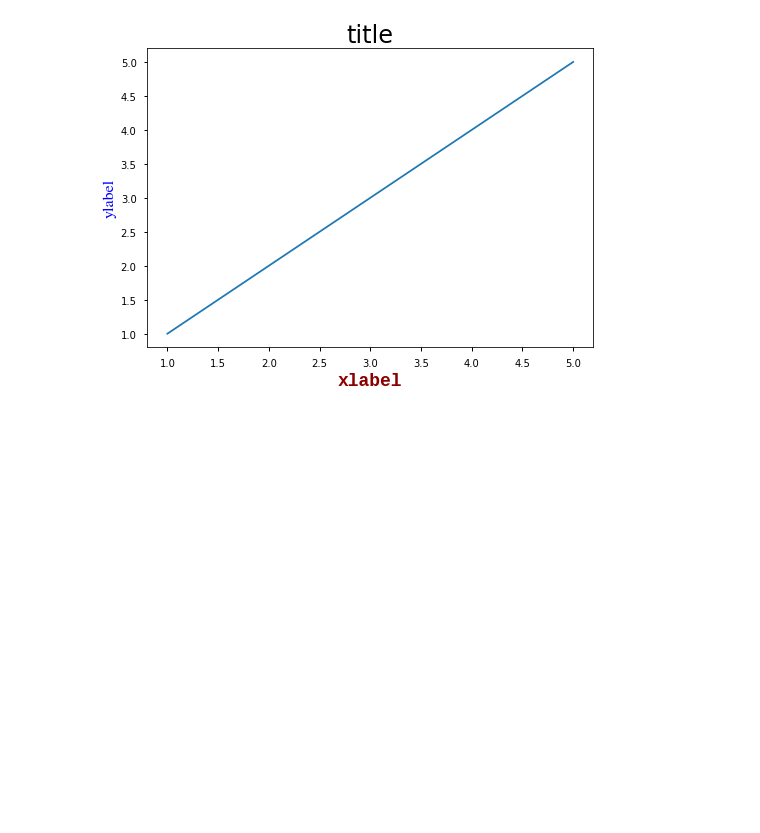
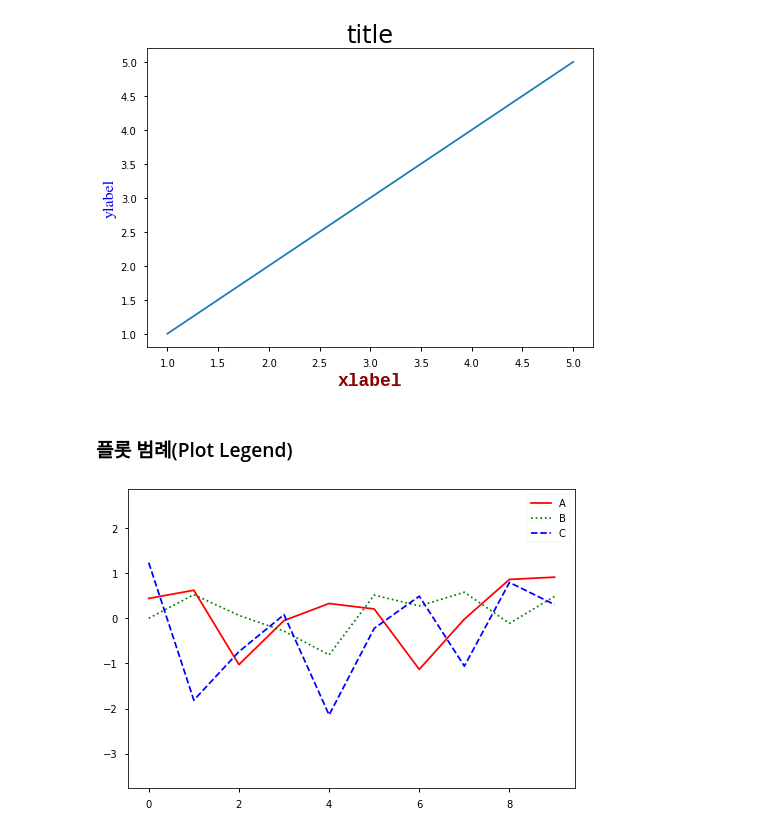
Before and after one commit to kksonge/cakd3_review, a Jupyter notebook: Matplotlib.ipynb, the cells around one changed output. Drawn from its saved outputs; the diff is of its cells as text; code cells hidden in the pictures; blank space fills up the shorter version.

```diff
--- a/Matplotlib.ipynb
+++ b/Matplotlib.ipynb
@@ -184,3 +184,14 @@ plt.ylabel('ylabel', fontdict=font3)
 Text(0, 0.5, 'ylabel')
 findfont: Font family ['DejaaVu Sans'] not found. Falling back to DejaVu Sans.
 [figure]
+# %% [markdown]
+### 플롯 범례(Plot Legend)
+# %%
+fig, ax = plt.subplots()
+ax.plot(np.random.randn(10), '-r', label='A')
+ax.plot(np.random.randn(10), ':g', label='B')
+ax.plot(np.random.randn(10), '--b', label='C')
+ax.axis('equal')
+ax.legend();  # 최적의 위치에 legend 출력
+# %% [output]
+[figure, added]
```
Also changed, not shown: parts of 18 cells of this notebook, 1 other file.
